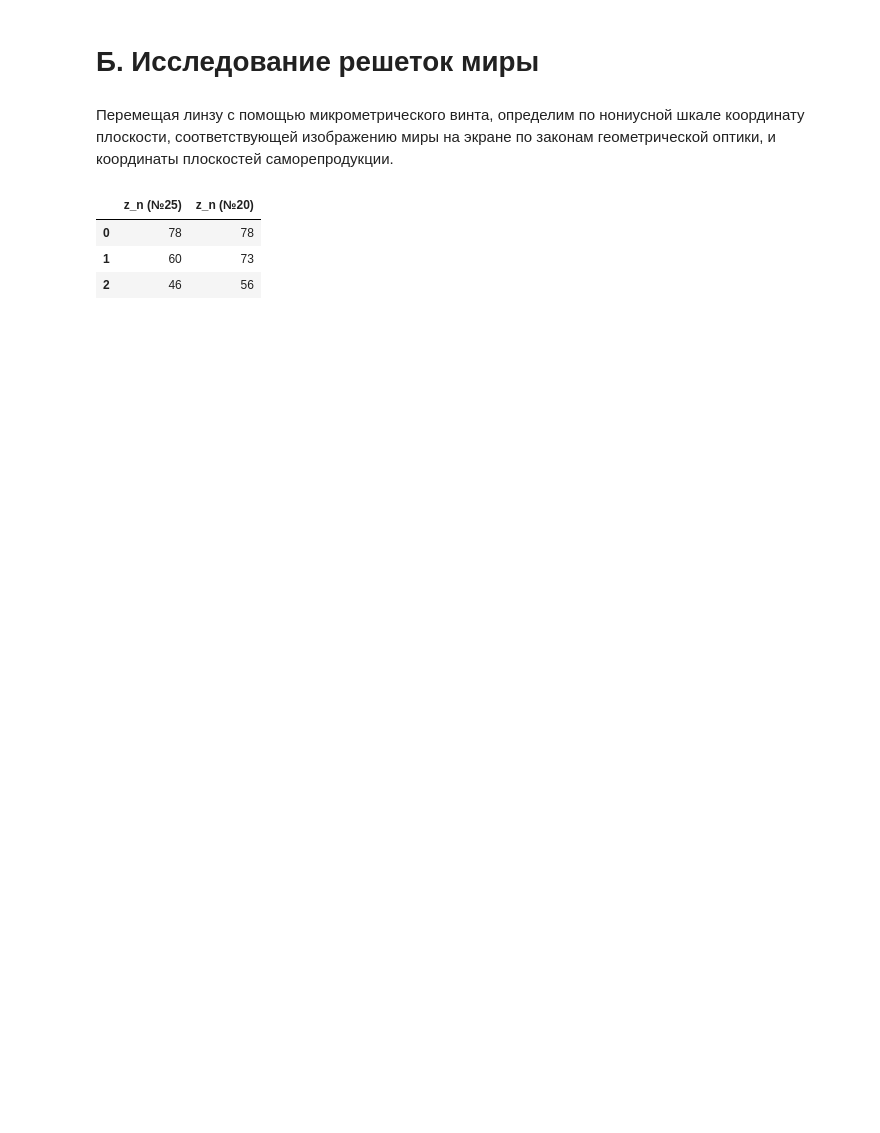
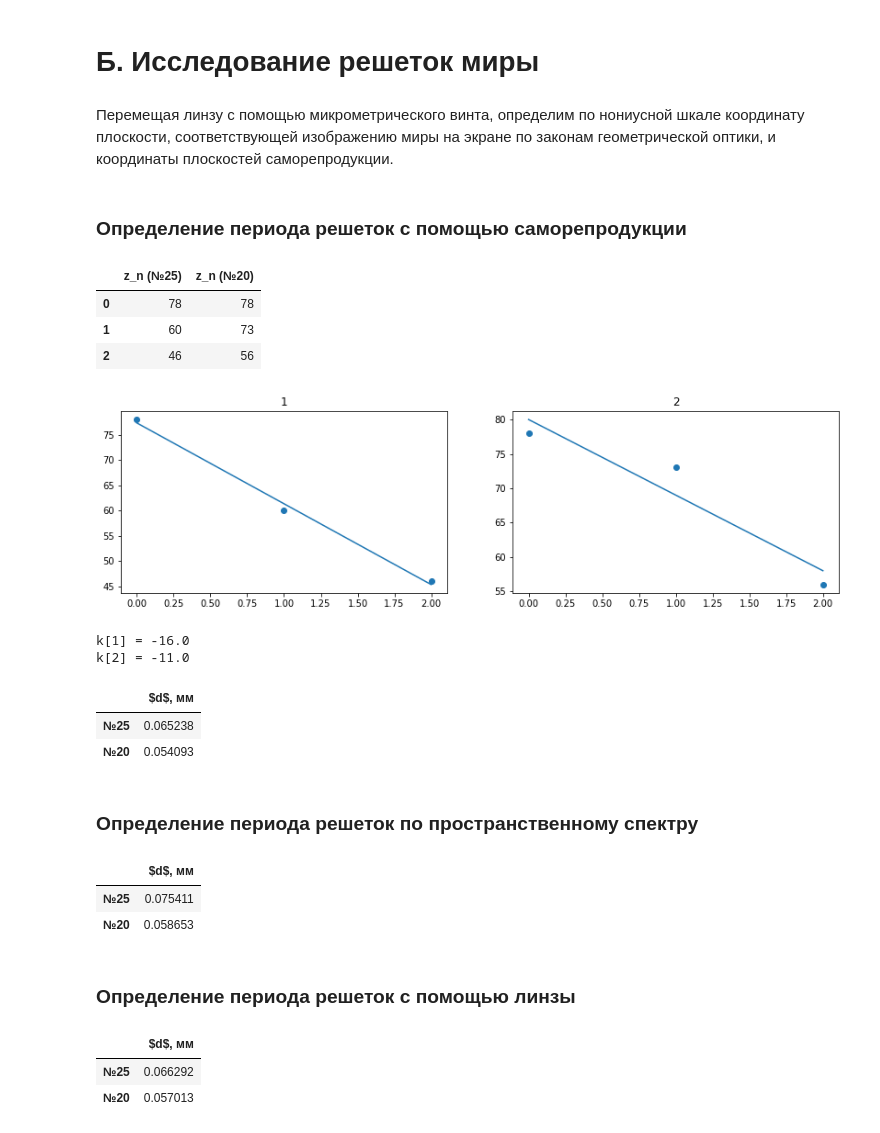
Before and after one commit to alenmarz/physics-4sem-labs, a Jupyter notebook: lab-436.ipynb, the cells around one changed output. Cells and saved outputs as stored; diff of their text form; code cells hidden in the pictures; blank space fills up the shorter version.

```diff
--- a/lab-436.ipynb
+++ b/lab-436.ipynb
@@ -106,0 +134,5 @@ TypeError: 'int' object is not subscriptable
+# %%
+d_method3 = []
+for i in range(len(k1)):
+    d_method3.append(((-1) * k1[i] * Lambda / 2)**0.5)
+pd.DataFrame(d_method3, columns=['$d$, мм'], index=range(1, 5))
@@ -108,6 +160,8 @@ TypeError: 'int' object is not subscriptable
 # Б.  Исследование решеток миры
 # %% [markdown]
 Перемещая линзу с помощью микрометрического винта, определим по нониусной шкале координату плоскости, соответствующей изображению миры на экране по законам геометрической оптики, и координаты плоскостей саморепродукции.
+# %% [markdown]
+### Определение периода решеток с помощью саморепродукции
 # %%
 data3 = pd.read_excel('lab-436.xlsx', 'table3')
 data3.head(len(data))
@@ -124,0 +173,48 @@ b = 165 # (мм) от линзы до экрана
+# %%
+y = []
+x = []
+for i in range(2):
+    y.append(data3.values[:, i].tolist())
+    x.append(list(range(3)))
+
+k2 = plot_set(x, y)
+# %% [output]
+[figure, added]
+# %%
+print_k(k2)
+# %% [output]
+k[1] = -16.0
+k[2] = -11.0
+# %%
+d_method4 = []
+for i in range(len(k2)):
+    d_method4.append(((-1) * k2[i] * Lambda / 2)**0.5)
+pd.DataFrame(d_method4, columns=['$d$, мм'], index=['№25', '№20'])
+# %% [output]
+|  | $d$, мм |
+| №25 | 0.065238 |
+| №20 | 0.054093 |
+# %% [markdown]
+### Определение периода решеток по пространственному спектру
+# %%
+d_25 = Lambda * 126 / (16 / 18)
+d_20 = Lambda * 126 / (16 / 14)
+d_method5 = list()
+d_method5.append(d_25), d_method5.append(d_20)
+pd.DataFrame(d_method5, columns=['$d$, мм'], index=['№25', '№20'])
+# %% [output]
+|  | $d$, мм |
+| №25 | 0.075411 |
+| №20 | 0.058653 |
+# %% [markdown]
+### Определение периода решеток с помощью линзы
+# %%
+d_25 = 1.043 * (15 / 236)
+d_20 = 1.107 * (12 / 233)
+d_method6 = list()
+d_method6.append(d_25), d_method6.append(d_20)
+pd.DataFrame(d_method6, columns=['$d$, мм'], index=['№25', '№20'])
+# %% [output]
+|  | $d$, мм |
+| №25 | 0.066292 |
+| №20 | 0.057013 |
```
Also changed, not shown: parts of 19 cells of this notebook, 1 other file.
